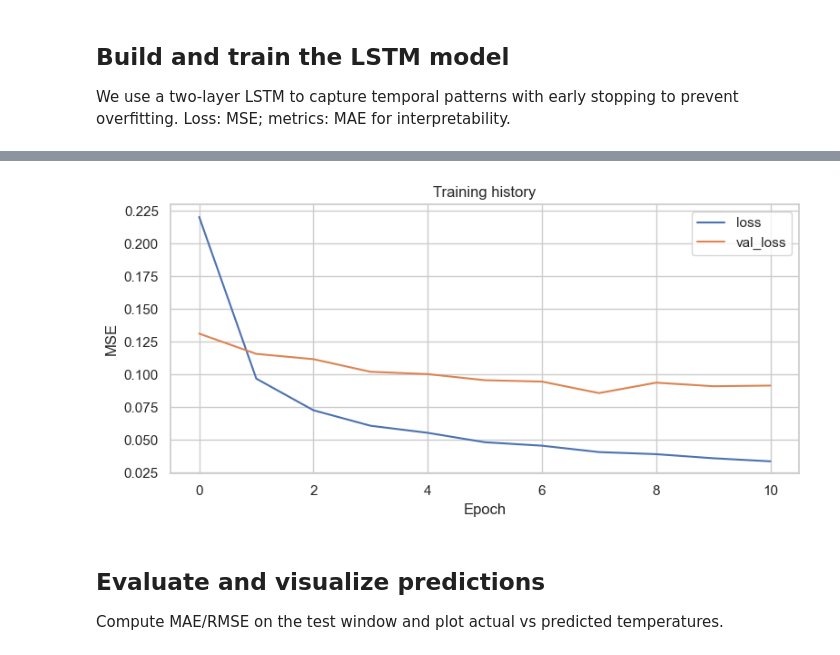
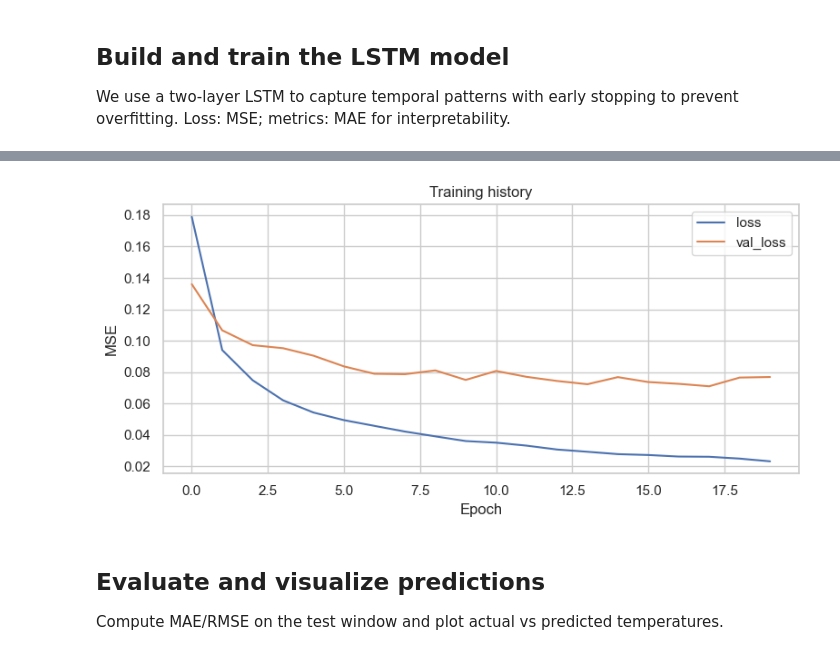
Before and after one commit to sebastian-shirazi/ds3001-final, a Jupyter notebook: weather-prediction-LSTM.ipynb, the cells around one changed output, grey strips where cells are left out. Saved outputs shown, nothing was run; the diff lists cells and outputs as text; code cells hidden in the pictures.

```diff
--- a/weather-prediction-LSTM.ipynb
+++ b/weather-prediction-LSTM.ipynb
@@ -244,7 +244,7 @@ model.compile(optimizer=tf.keras.optimizers.Adam(learning_rate=1e-3),
               metrics=["mae"])
 
 callbacks = [
-    tf.keras.callbacks.EarlyStopping(monitor="val_loss", patience=3, restore_best_weights=True)
+    tf.keras.callbacks.EarlyStopping(monitor="val_loss", patience=5, restore_best_weights=True)
 ]
 
 history = model.fit(
@@ -288,4 +288,4 @@ Epoch 11/20
-[figure, old version]
+[figure, new version]
 # %% [markdown]
 ## Evaluate and visualize predictions
 Compute MAE/RMSE on the test window and plot actual vs predicted temperatures.
```
Also changed, not shown: parts of 13 cells of this notebook.
